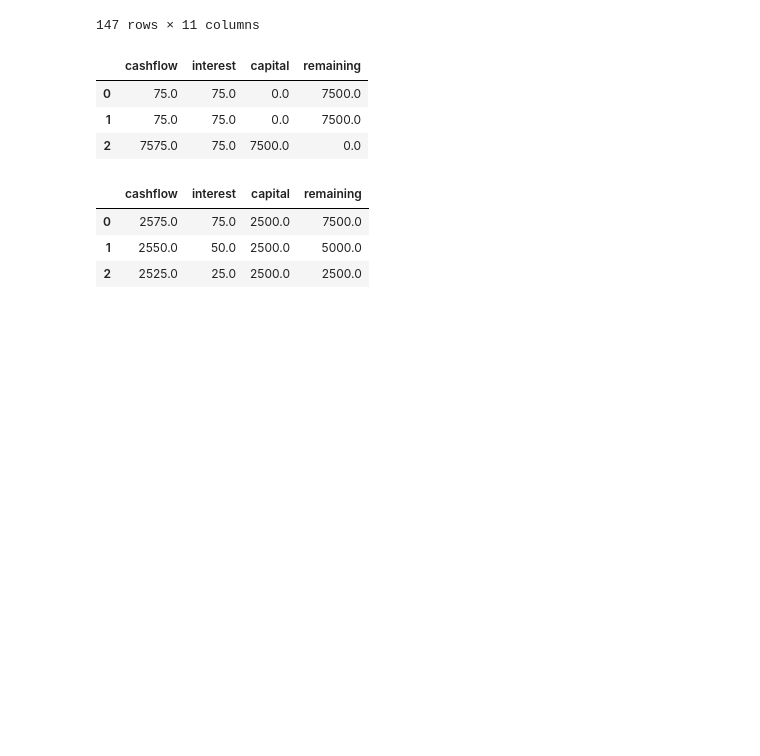
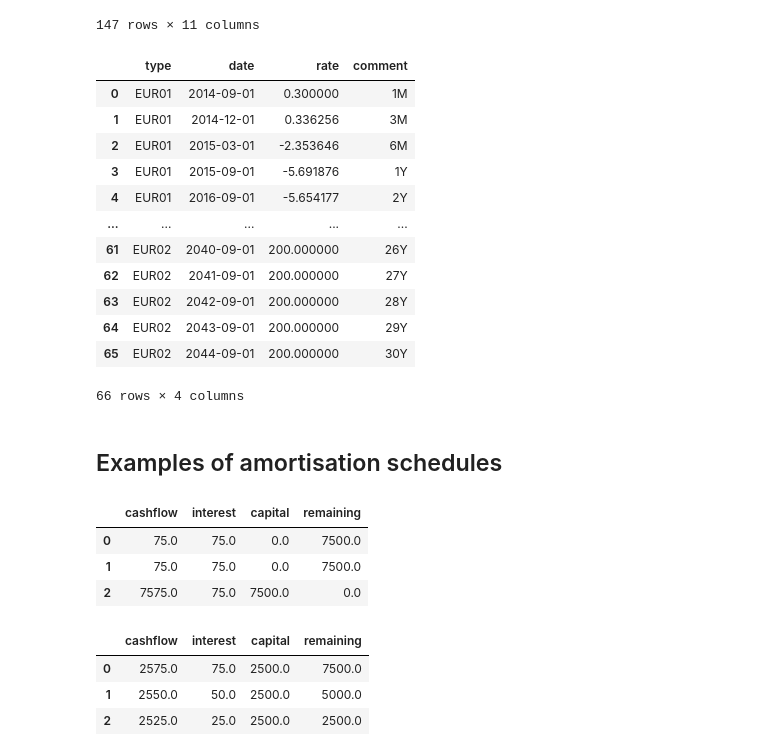
Before and after one commit to gsmyridis/ALM, a Jupyter notebook: experiments.ipynb, the cells around one changed output. Cells and saved outputs as stored; diff of their text form; code cells hidden in the pictures; blank space fills up the shorter version.

```diff
--- a/experiments.ipynb
+++ b/experiments.ipynb
@@ -26,6 +30,25 @@ portfolio
 | 146 | ret_td_1 | Retail term deposit | -1270 | FIX | 1 | 55 | 2013-11-28 | 2015-08-28 | BULLET | ... |
 | 147 | oth_l_1 | Other non-interest bearing liabil... | -3930 | FIX | 1 | 0 | 2014-09-30 | 2030-12-31 | BULLET | ... |
 147 rows × 11 columns
+# %%
+market = dl.load_market()
+market
+# %% [output]
+|  | type | date | rate | comment |
+| 0 | EUR01 | 2014-09-01 | 0.300000 | 1M |
+| 1 | EUR01 | 2014-12-01 | 0.336256 | 3M |
+| 2 | EUR01 | 2015-03-01 | -2.353646 | 6M |
+| 3 | EUR01 | 2015-09-01 | -5.691876 | 1Y |
+| 4 | EUR01 | 2016-09-01 | -5.654177 | 2Y |
+| ... | ... | ... | ... | ... |
+| 61 | EUR02 | 2040-09-01 | 200.000000 | 26Y |
+| 62 | EUR02 | 2041-09-01 | 200.000000 | 27Y |
+| 63 | EUR02 | 2042-09-01 | 200.000000 | 28Y |
+| 64 | EUR02 | 2043-09-01 | 200.000000 | 29Y |
+| 65 | EUR02 | 2044-09-01 | 200.000000 | 30Y |
+66 rows × 4 columns
+# %% [markdown]
+## Examples of amortisation schedules
 # %%
 volume = 7500
 maturity = 3
```
Also changed, not shown: parts of 17 cells of this notebook.
